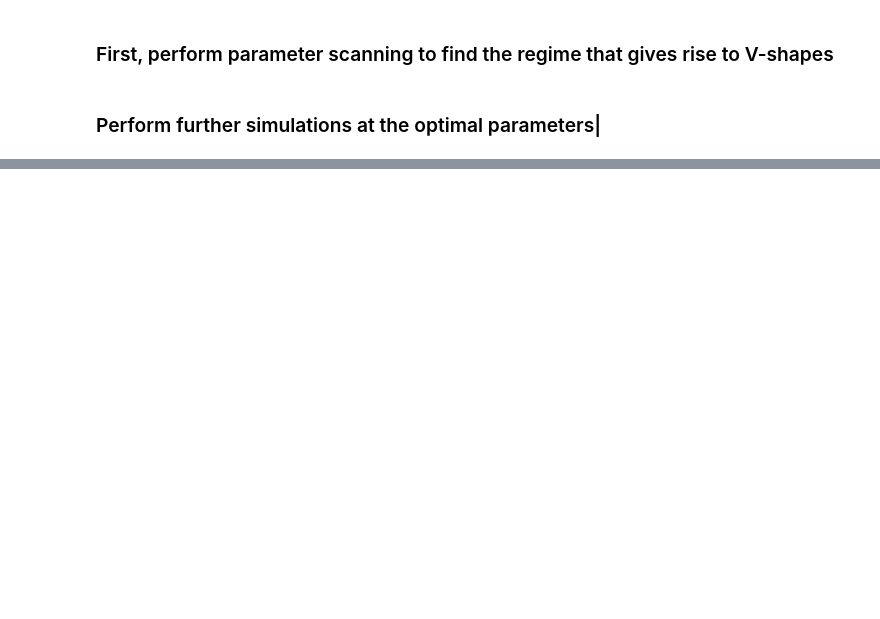
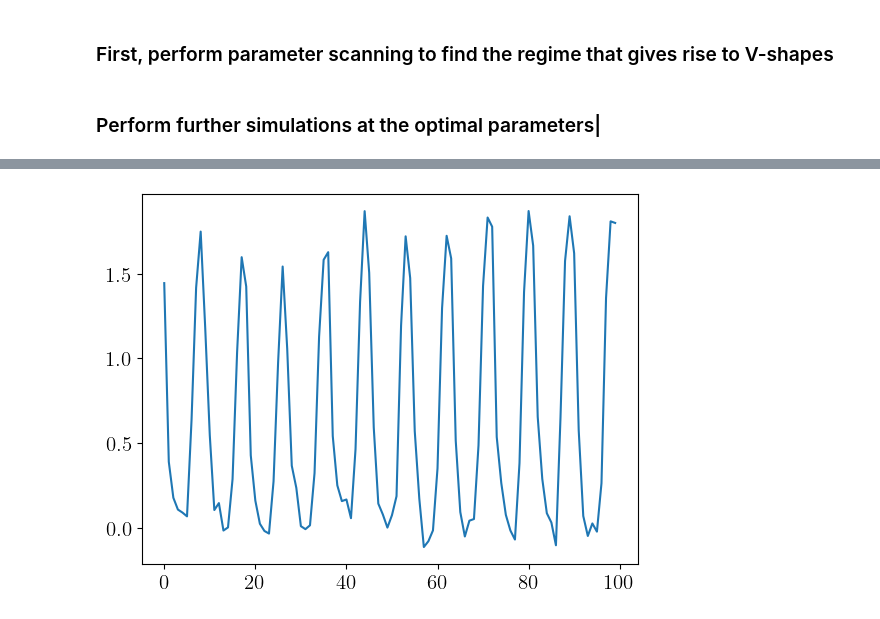
Before and after one commit to Irene-Li/kuramoto, a Jupyter notebook: RA_model_1D.ipynb, the cells around one changed output, grey strips where cells are left out. Saved outputs shown, nothing was run; the diff lists cells and outputs as text; code cells hidden in the pictures; blank space fills up the shorter version.

```diff
--- a/RA_model_1D.ipynb
+++ b/RA_model_1D.ipynb
@@ -118,0 +123,5 @@ plt.show()
+# %%
+plt.plot(m.psi[-100:, 100])
+plt.show()
+# %% [output]
+[figure, added]
```
Also changed, not shown: parts of 3 cells of this notebook, 3 other files.
